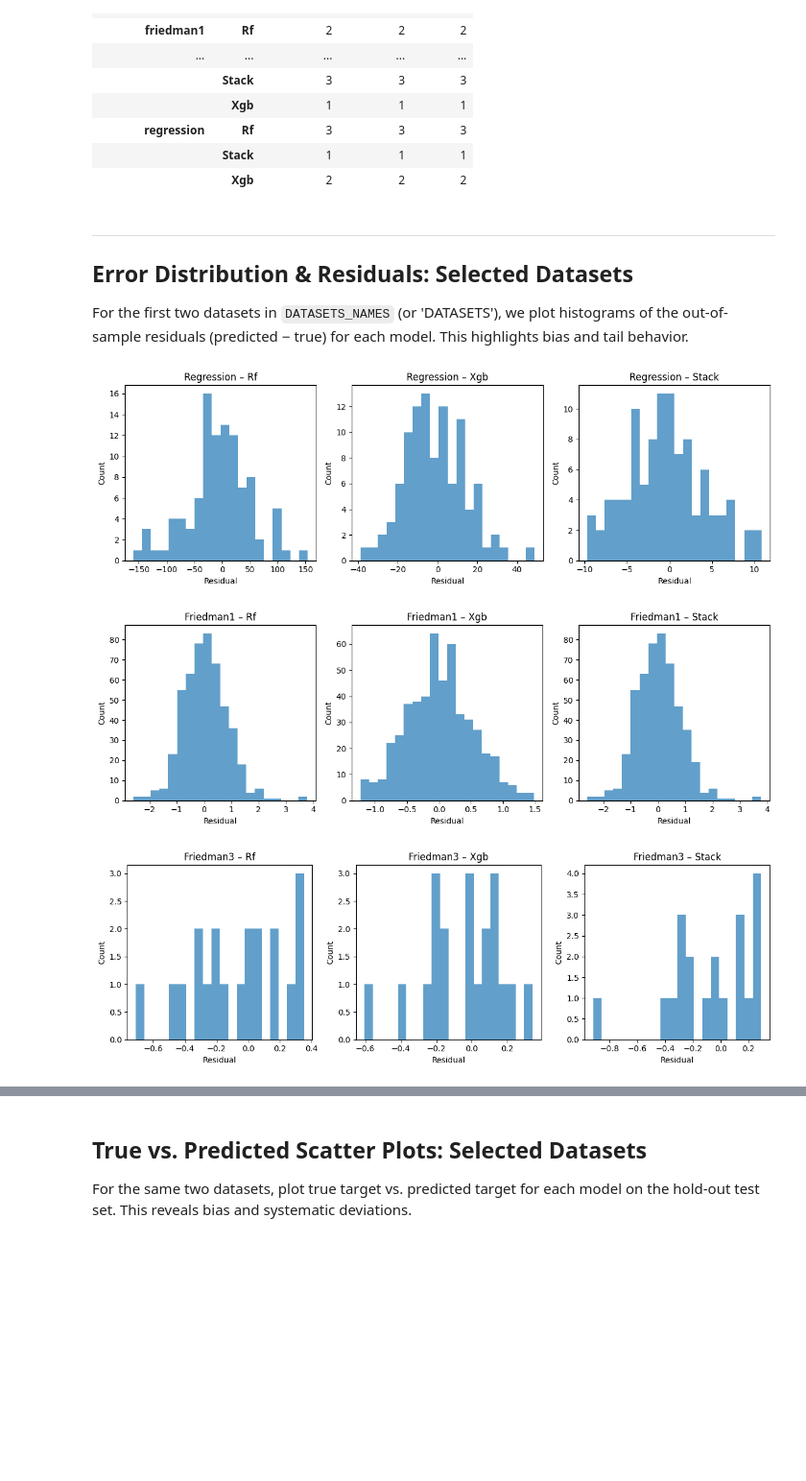
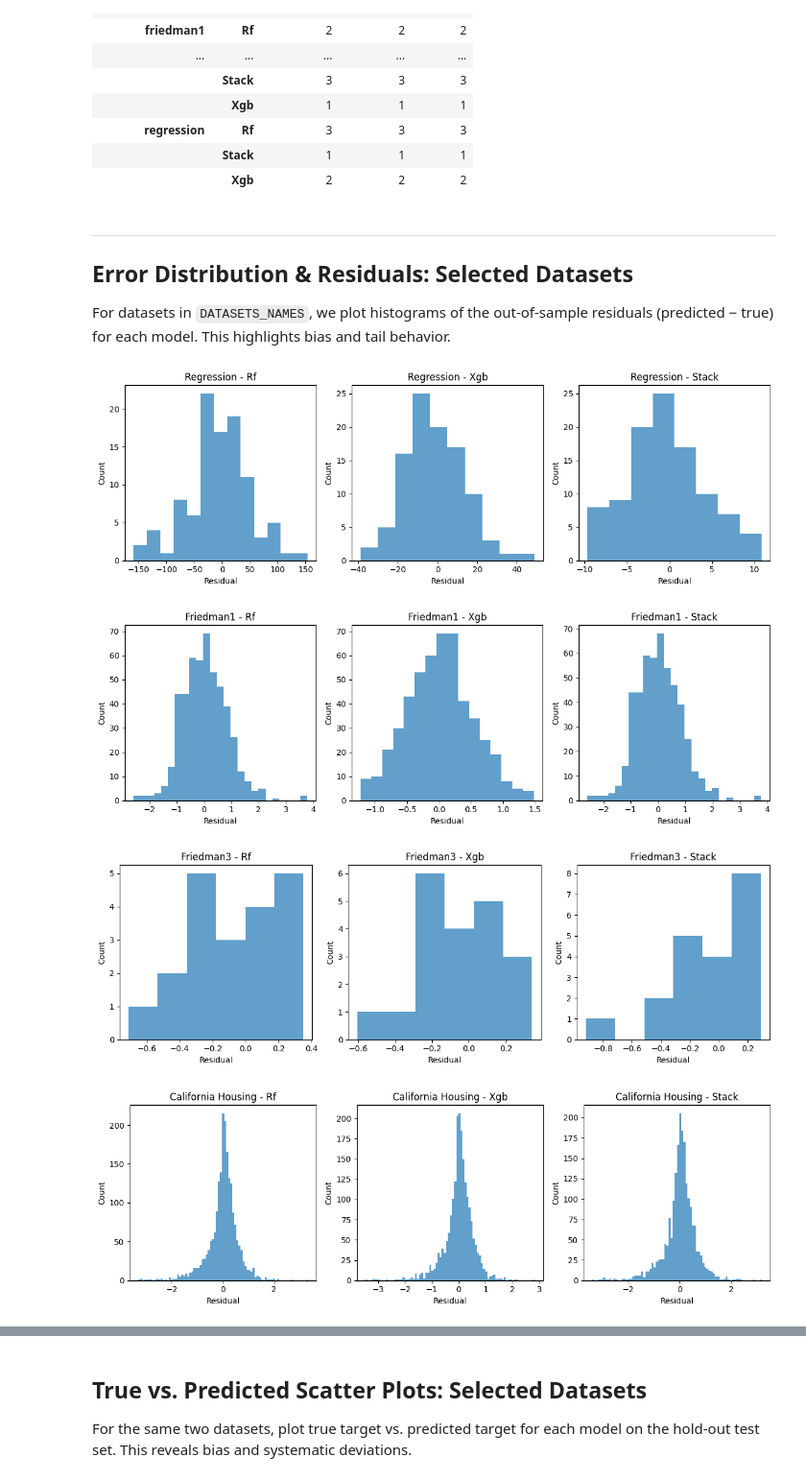
Before and after one commit to szm4c/bagging-boosting-stacking-study, a Jupyter notebook: notebooks/ensemble_comparison/ensemble_comparison.ipynb, the cells around one changed output, grey strips where cells are left out. Shown at 96% size. Saved outputs shown, nothing was run; the diff lists cells and outputs as text; code cells hidden in the pictures; blank space fills up the shorter version.

```diff
--- a/notebooks/ensemble_comparison/ensemble_comparison.ipynb
+++ b/notebooks/ensemble_comparison/ensemble_comparison.ipynb
@@ -708,15 +624,17 @@ nrows = math.ceil(n_datasets / ncols)
 # CV‐Distribution Boxplots by Metric
 metrics_cv = ["rmse", "mae", "r2"]
 for metric in metrics_cv:
-    fig, axes = plt.subplots(nrows, ncols, figsize=(ncols*5, nrows*4), squeeze=False)
+    fig, axes = plt.subplots(
+        nrows, ncols, figsize=(ncols * 5, nrows * 4), squeeze=False
+    )
     for idx, (ds, flat_bank) in enumerate(bank_list):
-        ax = axes[idx//ncols, idx % ncols]
+        ax = axes[idx // ncols, idx % ncols]
         model_keys = [m.lower() for m in summ_list[idx][1]["Model"]]
         data = [flat_bank[(key, metric)] for key in model_keys]
         ax.boxplot(data, tick_labels=[k.capitalize() for k in model_keys])
         ax.set_title(f"{ds.replace('_',' ').title()}: CV {metric.upper()}")
         ax.set_ylabel(metric.upper())
-        ax.set_xticks(range(1, len(model_keys)+1))
+        ax.set_xticks(range(1, len(model_keys) + 1))
         ax.set_xticklabels([k.capitalize() for k in model_keys], rotation=45)
     fig.tight_layout()
     plt.show()
@@ -727,16 +645,20 @@ for metric in metrics_cv:
 # %%
 # Test‐Set Metrics by Model
 metrics = ["RMSE_Test", "MAE_Test", "R2_Test"]
-fig, axes = plt.subplots(nrows, ncols, figsize=(ncols*5, nrows*4), squeeze=False)
+fig, axes = plt.subplots(nrows, ncols, figsize=(ncols * 5, nrows * 4), squeeze=False)
 for idx, (ds, summ) in enumerate(summ_list):
-    ax = axes[idx//ncols, idx % ncols]
+    ax = axes[idx // ncols, idx % ncols]
     models = summ["Model"]
     x = np.arange(len(models))
     width = 0.25
     for i, metric in enumerate(metrics):
-        ax.bar(x + i*width, summ[metric].astype(float), width,
-               label=metric.replace("_Test",""))
-    ax.set_title(ds.replace("_"," ").title())
+        ax.bar(
+            x + i * width,
+            summ[metric].astype(float),
+            width,
+            label=metric.replace("_Test", ""),
+        )
+    ax.set_title(ds.replace("_", " ").title())
     ax.set_xticks(x + width)
     ax.set_xticklabels(models, rotation=45)
     ax.set_ylabel("Score")
@@ -949,36 +873,37 @@ Relative Performance Ranking (1 = best)
 ---
 ## Error Distribution & Residuals: Selected Datasets
 
-For the first two datasets in `DATASETS_NAMES` (or 'DATASETS'), we plot histograms of the out-of-sample residuals (predicted − true) for each model. This highlights bias and tail behavior.
+For datasets in `DATASETS_NAMES`, we plot histograms of the out-of-sample residuals (predicted − true) for each model. This highlights bias and tail behavior.
 # %%
-# Select first two datasets
-selected = summ_list[:3]
+# Select datasets
+selected = summ_list
 
 for ds, summ in selected:
     # load and split data
     df = load_dataset(dataset_name=ds, raw=False)
     _, df_test = train_test_split(df, test_size=0.1, random_state=SEED)
     X_test = df_test.drop(columns="target")
     y_test = df_test["target"].values
 
     # model keys
     model_keys = [m.lower() for m in summ["Model"]]
 
     # set up grid: one row per dataset, one column per model
     n_models = len(model_keys)
-    fig, axes = plt.subplots(1, n_models, figsize=(4*n_models, 4), squeeze=False)
+    fig, axes = plt.subplots(1, n_models, figsize=(4 * n_models, 4), squeeze=False)
     for j, key in enumerate(model_keys):
         ax = axes[0, j]
         # load pretrained model and compute residuals
         model = load_model(dataset_name=ds, model_name=key)
         res = model.predict(X_test) - y_test
-        ax.hist(res, bins=20, alpha=0.7)
-        ax.set_title(f"{ds.replace('_',' ').title()} – {key.capitalize()}")
+        ax.hist(res, bins="auto", alpha=0.7)
+        ax.set_title(f"{ds.replace('_',' ').title()} - {key.capitalize()}")
         ax.set_xlabel("Residual")
         ax.set_ylabel("Count")
     fig.tight_layout()
     plt.show()
 # %% [output]
-[figure, old version]
+[figure, new version]
-[figure, old version]
+[figure, new version]
-[figure, old version]
+[figure, new version]
+[figure, added]
```
Also changed, not shown: parts of 31 cells of this notebook.
